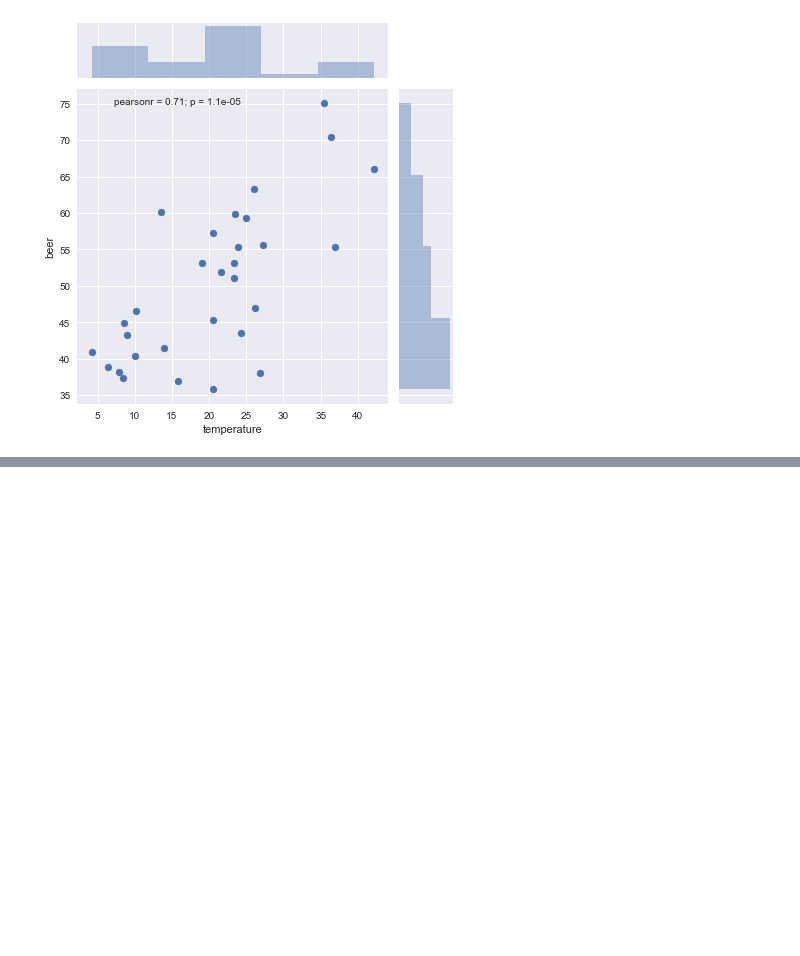
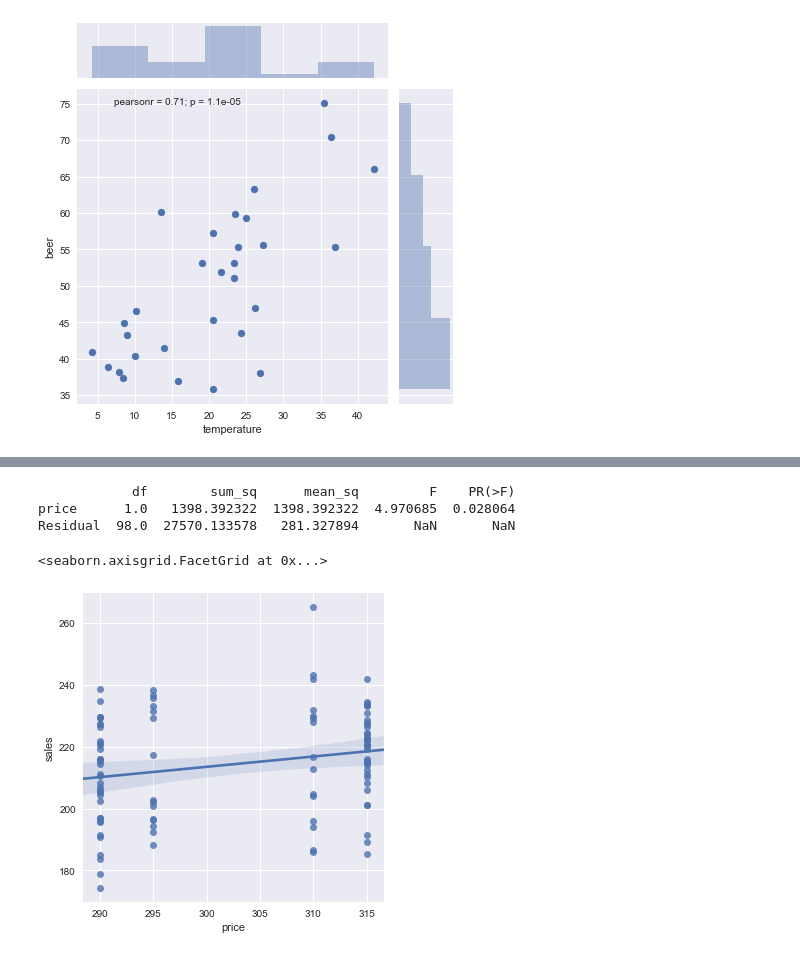
Before and after one commit to leica19/jupyter, a Jupyter notebook: 統計モデル.ipynb, the cells around one changed output, grey strips where cells are left out. Cells and saved outputs as stored; diff of their text form; code cells hidden in the pictures; blank space fills up the shorter version.

```diff
--- a/統計モデル.ipynb
+++ b/統計モデル.ipynb
@@ -24,0 +174,14 @@ sns.jointplot(x="temperature", y="beer", data=beer)
+# %%
+
+lm_dame = smf.ols("sales ~ price", sales).fit()
+lm_dame.params
+
+print(sm.stats.anova_lm(lm_dame, type=2))
+
+sns.lmplot(x="price", y="sales", data=sales)
+# %% [output]
+            df        sum_sq      mean_sq         F    PR(>F)
+price      1.0   1398.392322  1398.392322  4.970685  0.028064
+Residual  98.0  27570.133578   281.327894       NaN       NaN
+<seaborn.axisgrid.FacetGrid at 0x...>
+[figure, added]
```
Also changed, not shown: parts of 10 cells of this notebook.
